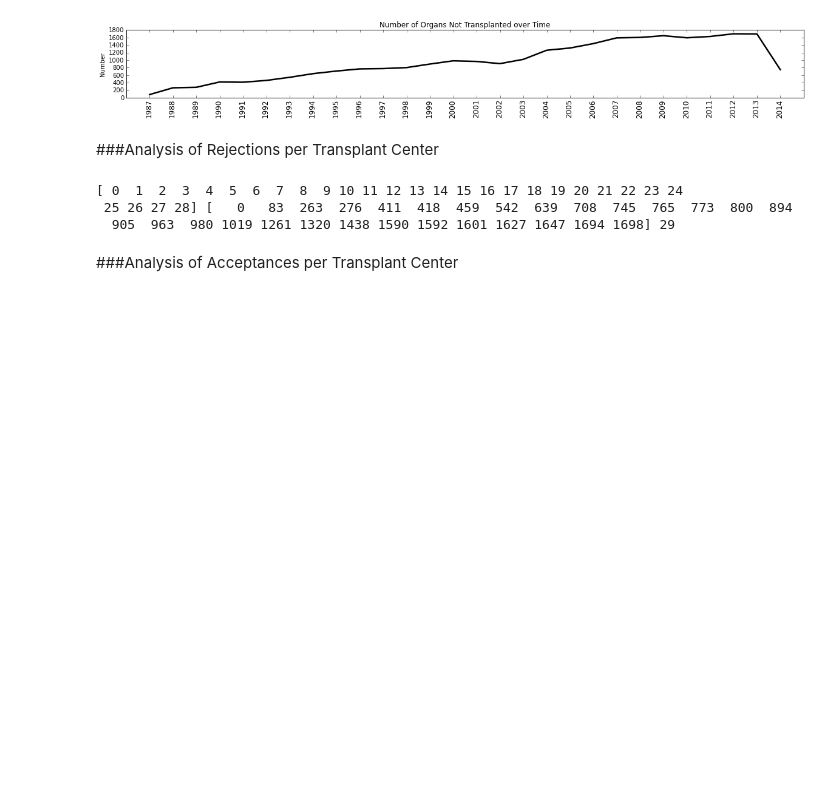
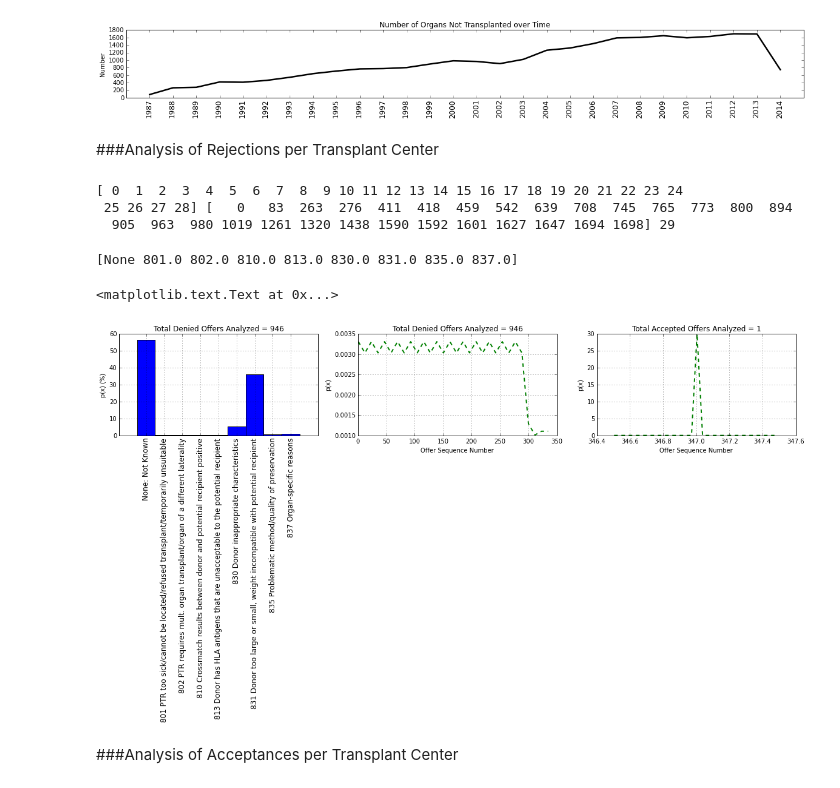
Before and after one commit to leloss/SRTR_OrganAllocation, a Jupyter notebook: OrganAllocationProject.ipynb, the cells around one changed output. Cells and saved outputs as stored; diff of their text form; code cells hidden in the pictures; blank space fills up the shorter version.

```diff
--- a/OrganAllocationProject.ipynb
+++ b/OrganAllocationProject.ipynb
@@ -671,10 +678,17 @@ plt.bar(ind, Y, width)
 
 # axes and labels
 plt.xlim(-width,len(ind)+width)
+xTickMarks=[]
+for x in data_refusals:
+    if x[1]==None:
+        xTickMarks.append('None: Not Known')
+    else:
+        xTickMarks.append(table_refusal[int(x[1])])
+
 # plt.ylim(0,45)
 # plt.ylabel('Scores')
 # ax.set_title('Scores by group and gender')
-xTickMarks = [str(x[1]) for x in data_refusals]
+# xTickMarks = [str(x[1]) for x in data_refusals]
 # plt.xticks(ind+width)
 # plt.xticks([-1, 0, 1, 2], ['NA', 'Homozygote 1/1', 'Heterozygote','Homozygote 2/2'])
 plt.xticks(ind+.5,xTickMarks, rotation=90, fontsize=12)
@@ -683,33 +697,37 @@ plt.ylabel('p(x) (%)')
 plt.grid('on')
 plt.title('Total Denied Offers Analyzed = '+str(len(matches_list)))
 #     plt.show()
 
 ii=ii+1
 plt.subplot(1, columns, 1+(ii%columns))
 
 Hist, Bins = np.histogram(sequences_list,bins=30,density=True)
 x_hist = Bins[0:30]+.005
 y_hist = Hist[0:30]
 plt.plot(x_hist,y_hist,'g--',lw=2)
 
 plt.xlabel('Offer Sequence Number')
 plt.ylabel('p(x)')
 plt.grid('on')
 plt.title('Total Denied Offers Analyzed = '+str(len(sequences_list)))
 
 
 ii=ii+1
 plt.subplot(1, columns, 1+(ii%columns))
 
 Hist, Bins = np.histogram(yes_sequences_list,bins=30,density=True)
 x_hist = Bins[0:30]+.005
 y_hist = Hist[0:30]
 plt.plot(x_hist,y_hist,'g--',lw=2)
 
 plt.xlabel('Offer Sequence Number')
 plt.ylabel('p(x)')
 plt.grid('on')
 plt.title('Total Accepted Offers Analyzed = '+str(len(yes_sequences_list)))
+# %% [output]
+[None 801.0 802.0 810.0 813.0 830.0 831.0 835.0 837.0]
+<matplotlib.text.Text at 0x...>
+[figure, added]
 # %% [markdown]
 ###Analysis of Acceptances per Transplant Center
 # %%
```
Also changed, not shown: parts of 6 cells of this notebook, 2 other files.
